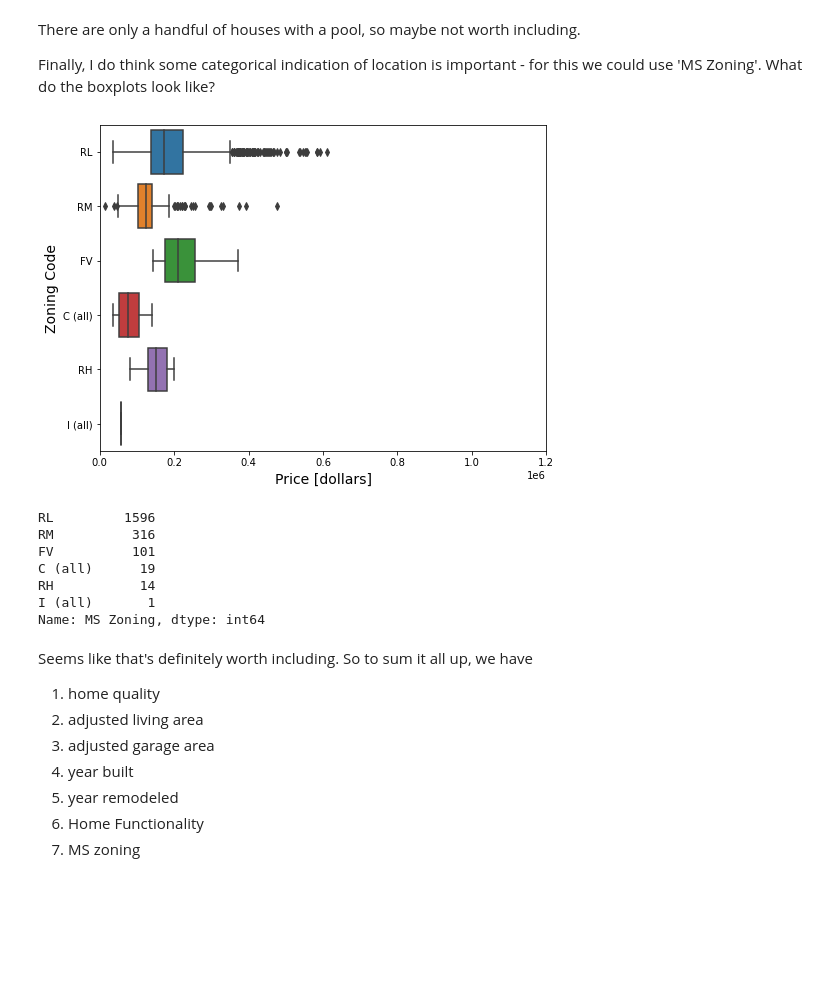
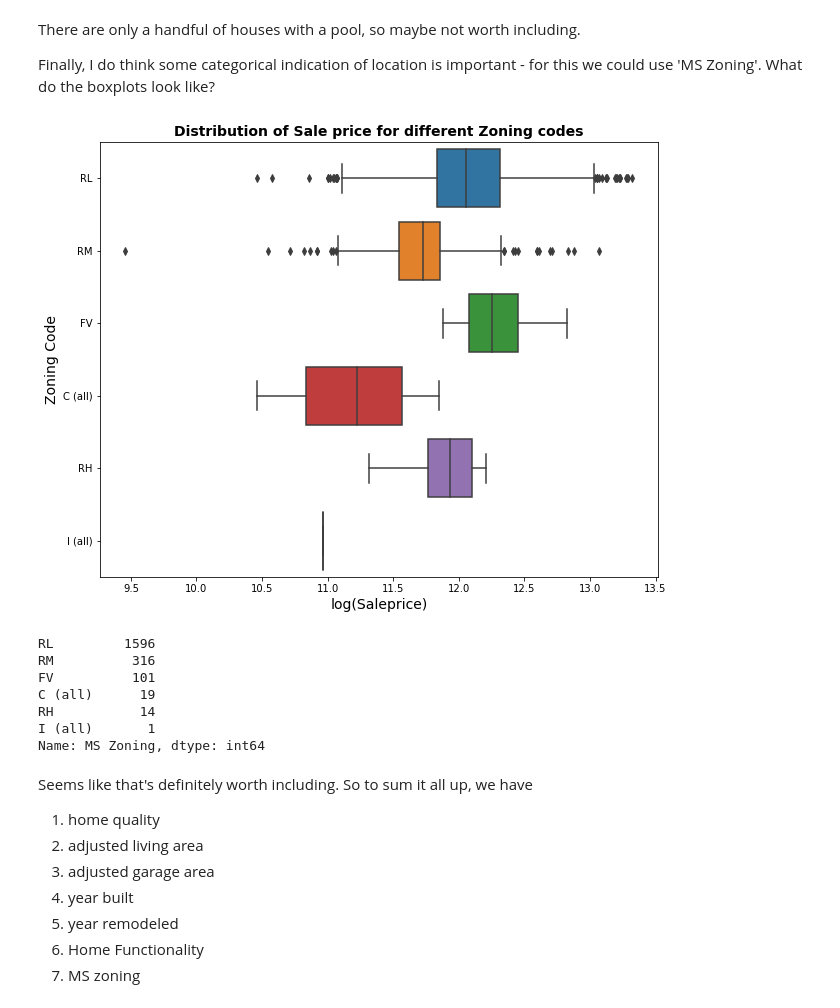
Before and after one commit to martijndevries/AmesHousingPrices, a Jupyter notebook: code/feature_engineering.ipynb, the cells around one changed output. Saved outputs shown, nothing was run; the diff lists cells and outputs as text; code cells hidden in the pictures; blank space fills up the shorter version.

```diff
--- a/code/feature_engineering.ipynb
+++ b/code/feature_engineering.ipynb
@@ -420,15 +420,17 @@ There are only a handful of houses with a pool, so maybe not worth including.
 
 Finally, I do think some categorical indication of location is important - for this we could use 'MS Zoning'. What do the boxplots look like?
 # %%
-fig, ax = plt.subplots(figsize=(8, 6))
-sns.boxplot(data=df_train, x="SalePrice", y="MS Zoning")
-ax.set_xlabel('Price [dollars]', fontsize=14)
+fig, ax = plt.subplots(figsize=(10, 8))
+sns.boxplot(data=df_train, x="logprice", y="MS Zoning")
+ax.set_xlabel('log(Saleprice)', fontsize=14)
 ax.set_ylabel('Zoning Code', fontsize=14)
-ax.set_xlim(0, 1.2e6)
+#ax.set_xlim(0, 6.5e5)
+ax.set_title('Distribution of Sale price for different Zoning codes', fontweight='bold', fontsize=14)
+plt.savefig('../figures/zoning_boxplot.png', dpi=300)
 plt.show()
 df_train['MS Zoning'].value_counts()
 # %% [output]
-[figure, old version]
+[figure, new version]
 RL         1596
 RM          316
 FV          101
```
Also changed, not shown: parts of 5 cells of this notebook, 7 other files.
